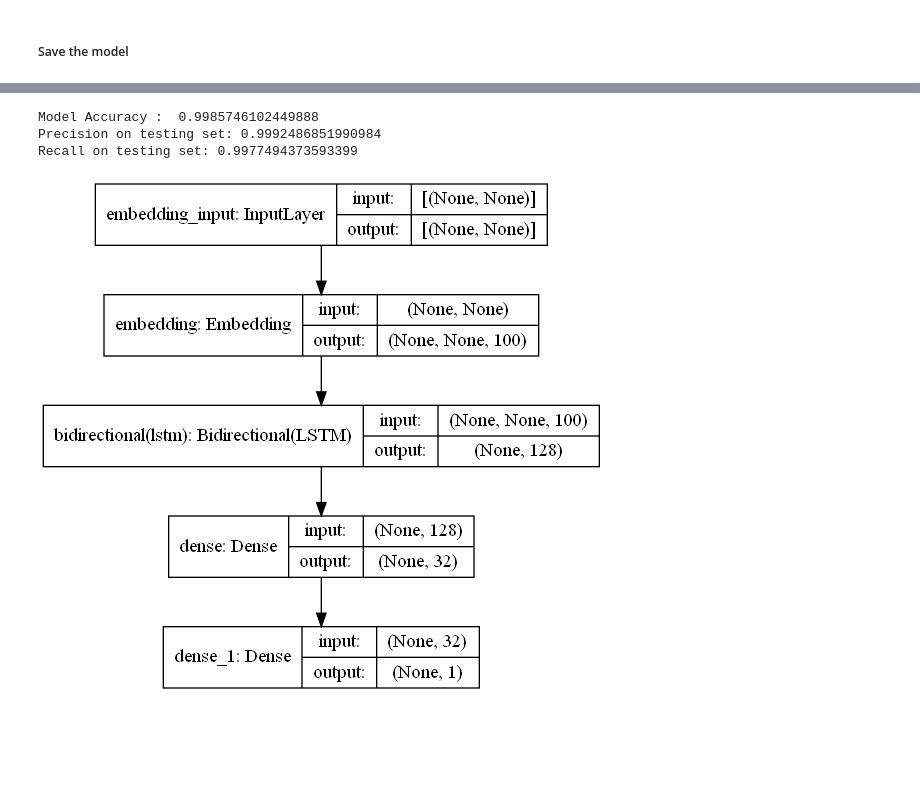
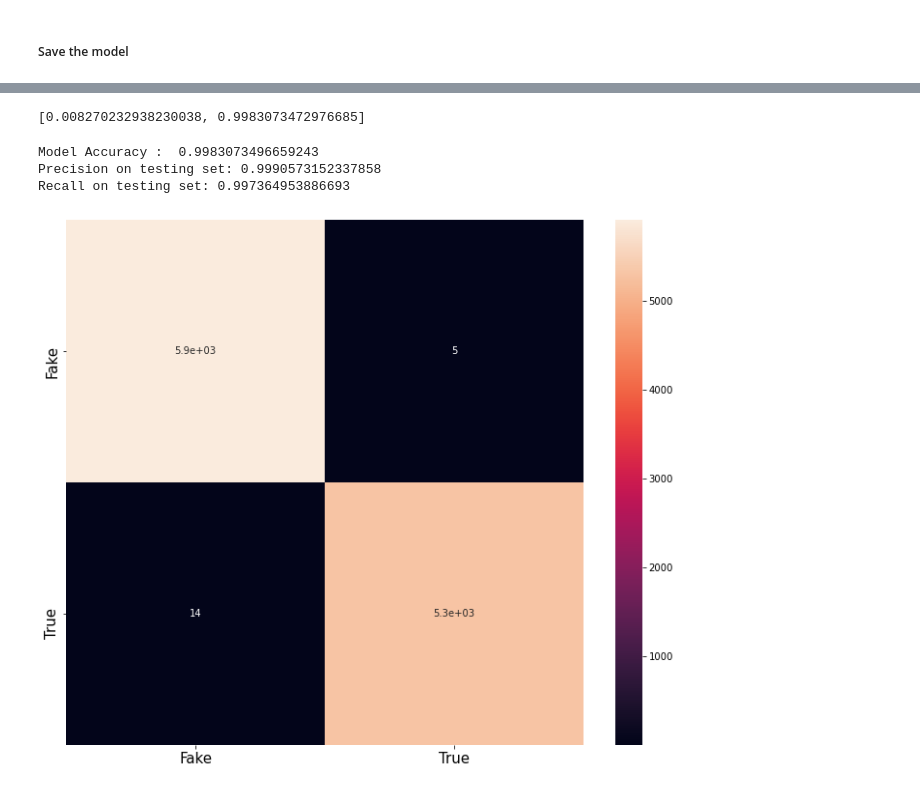
Before and after one commit to MouadNid01/FakeNewsDetection, a Jupyter notebook: Notebooks/Fake News Detection.ipynb, the cells around one changed output, grey strips where cells are left out. Cells and saved outputs as stored; diff of their text form; code cells hidden in the pictures; blank space fills up the shorter version.

```diff
--- a/Notebooks/Fake News Detection.ipynb
+++ b/Notebooks/Fake News Detection.ipynb
@@ -344,3 +344,11 @@ model.evaluate(X_test, Y_test)
+# %%
+# loading the saved model.
+model = load_model("../Model/model2.h5")
+# %%
+# evaluating the model with the evaluate method.
+model.evaluate(X_test, Y_test)
+# %% [output]
+[0.008270232938230038, 0.9983073472976685]
 # %%
 # predict the labels of test set.
 Y_pred = (model.predict(X_test) >= 0.5).astype("int")
@@ -355,12 +363,18 @@ print("Model Accuracy : ", accuracy)
 print('Precision on testing set:', precision)
 print('Recall on testing set:', recall)
 # %% [output]
-Model Accuracy :  0.9985746102449888
-Precision on testing set: 0.9992486851990984
-Recall on testing set: 0.9977494373593399
+Model Accuracy :  0.9983073496659243
+Precision on testing set: 0.9990573152337858
+Recall on testing set: 0.997364953886693
-# %%
-# Plotting the architecture of the model.
-
-plot_model(model, to_file='../model_schema.png', show_shapes=True)
-# %% [output]
-[figure, removed]
+# %%
+# Ploting the confusion matrix using the seaborn library
+
+graph = confusion_matrix(Y_test, Y_pred)
+plt.figure(figsize=(12, 10))
+ax= plt.subplot()
+sns.heatmap(graph, annot=True, ax = ax)
+ax.xaxis.set_ticklabels(['Fake','True'], size=15)
+ax.yaxis.set_ticklabels(['Fake','True'], size=15)
+plt.savefig("../Confusion_matrix.png", bbox_inches='tight')
+# %% [output]
+[figure, added]
```
Also changed, not shown: parts of 14 cells of this notebook, 6 other files.
